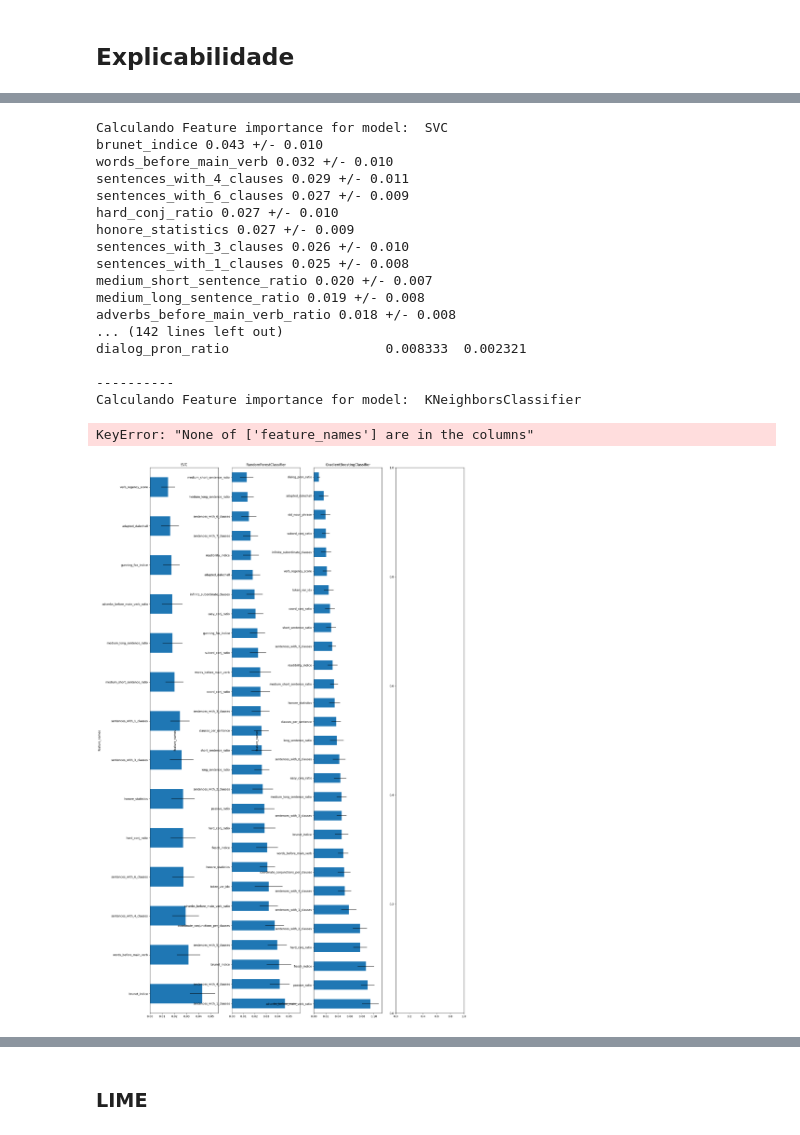
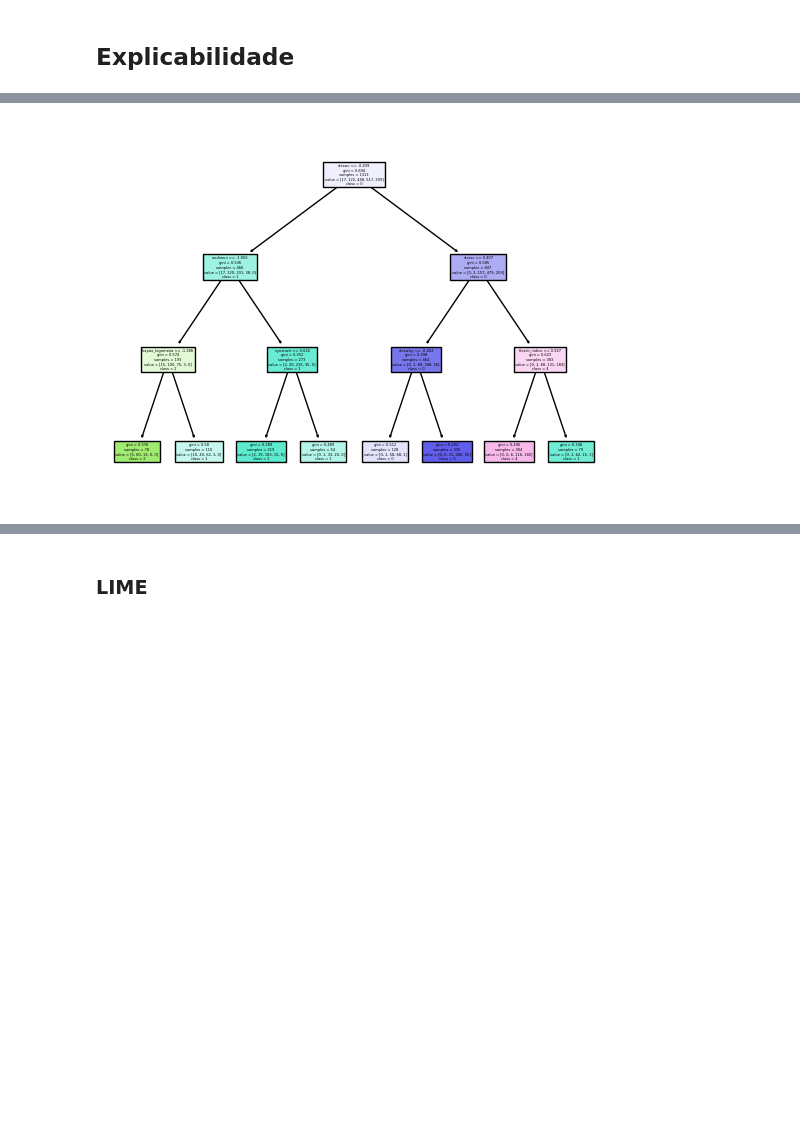
Before and after one commit to Tiagoblima/explanaible-essay-grading, a Jupyter notebook: notebooks/Essay Grade Classification.ipynb, the cells around one changed output, grey strips where cells are left out. Saved outputs shown, nothing was run; the diff lists cells and outputs as text; code cells hidden in the pictures; blank space fills up the shorter version.

```diff
--- a/notebooks/Essay Grade Classification.ipynb
+++ b/notebooks/Essay Grade Classification.ipynb
@@ -252,34 +271,8 @@ def calculate_pfi(model, x_test, y_test, feature_names):
-# %%
-import matplotlib.pyplot as plt
-fig, axes = plt.subplots(1, len(clf_list), figsize=(20,35))
-feature_names = list(features_dict.keys())
-for i, ml_class in enumerate(clf_list):
-
-    ml_name = ml_class.__class__.__name__
-    print("Calculando Feature importance for model: ", ml_name)
-    df = calculate_pfi(ml_class, X_test, Y_test, feature_names)
-    print(df)
-    df.plot(kind = "barh", y = "mean", legend = False,
-            title = ml_name, xerr = "std", ax=axes[i] if len(clf_list) > 1 else axes)
-    print()
-    print("-"*10)
-# %% [output]
-Calculando Feature importance for model:  SVC
-brunet_indice 0.043 +/- 0.010
-words_before_main_verb 0.032 +/- 0.010
-sentences_with_4_clauses 0.029 +/- 0.011
-sentences_with_6_clauses 0.027 +/- 0.009
-hard_conj_ratio 0.027 +/- 0.010
-honore_statistics 0.027 +/- 0.009
-sentences_with_3_clauses 0.026 +/- 0.010
-sentences_with_1_clauses 0.025 +/- 0.008
-medium_short_sentence_ratio 0.020 +/- 0.007
-medium_long_sentence_ratio 0.019 +/- 0.008
-adverbs_before_main_verb_ratio 0.018 +/- 0.008
-... (142 lines left out)
-dialog_pron_ratio                    0.008333  0.002321
-
-----------
-Calculando Feature importance for model:  KNeighborsClassifier
-KeyError: "None of ['feature_names'] are in the columns"
-[figure, removed]
+# %%
+from sklearn import tree
+
+
+tree.plot_tree(dt_clf, feature_names = feature_names,
+                    class_names=[str(cls_name) for cls_name in class_names],filled = True);
+# %% [output]
+[figure, added]
```
Also changed, not shown: parts of 32 cells of this notebook.
